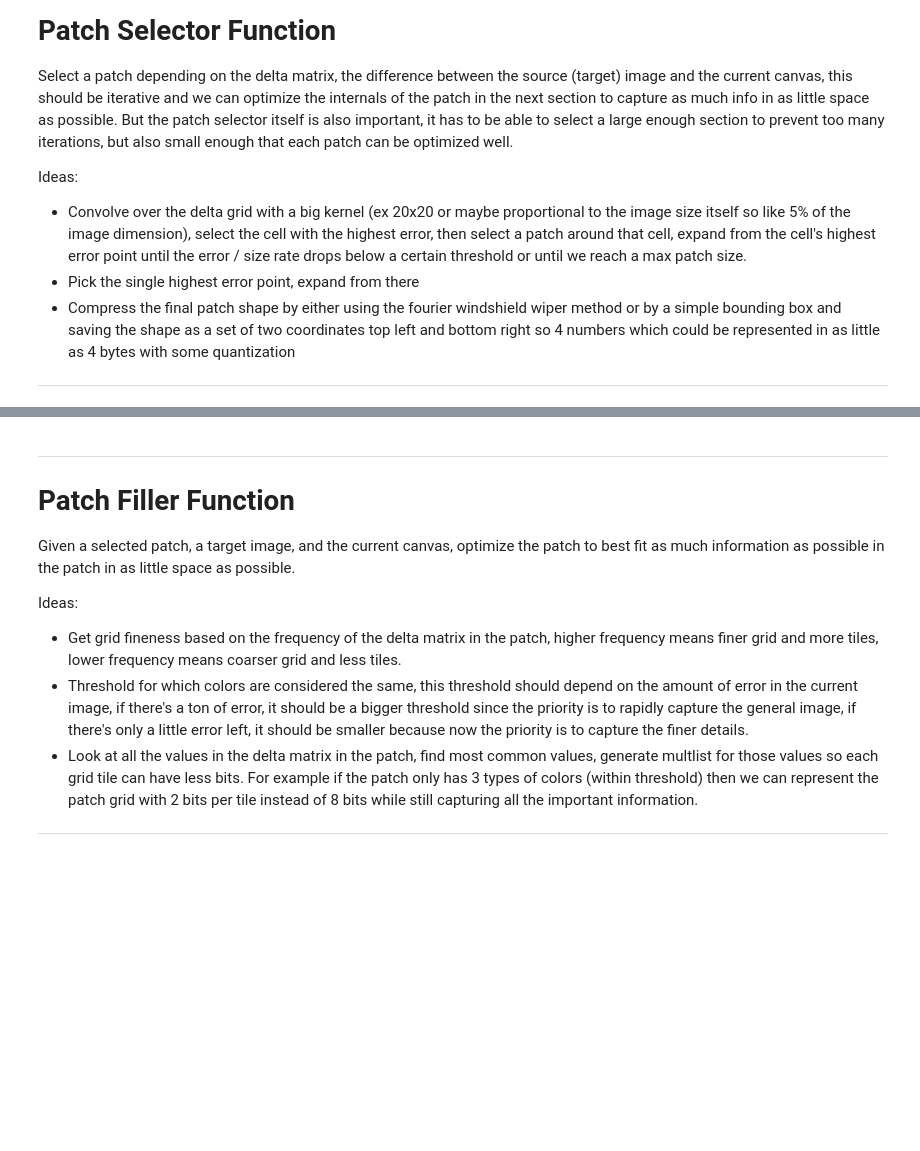
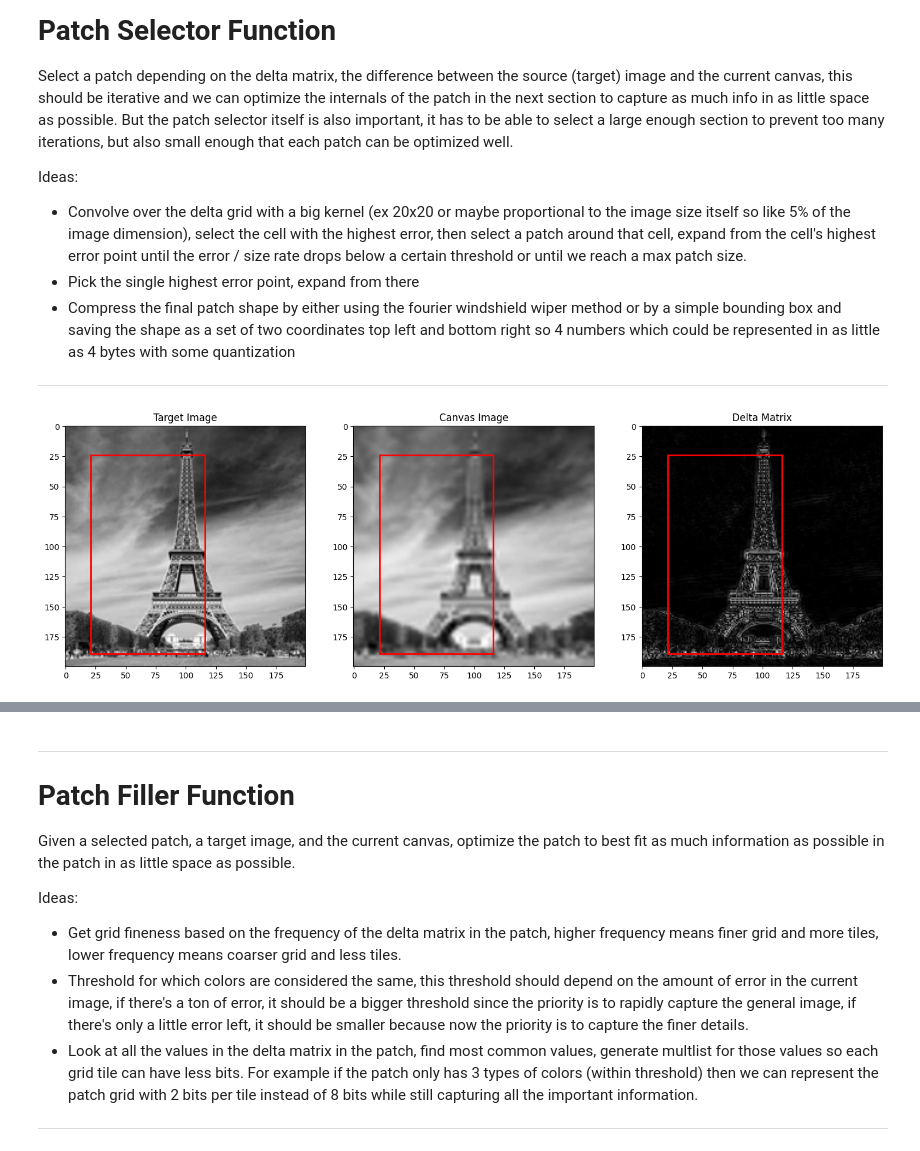
Before and after one commit to EgeEken/PBC, a Jupyter notebook: PBC3_DEV.ipynb, the cells around one changed output, grey strips where cells are left out. Cells and saved outputs as stored; diff of their text form; code cells hidden in the pictures; blank space fills up the shorter version.

```diff
--- a/PBC3_DEV.ipynb
+++ b/PBC3_DEV.ipynb
@@ -191,3 +201,48 @@ Ideas:
 - Compress the final patch shape by either using the fourier windshield wiper method or by a simple bounding box and saving the shape as a set of two coordinates top left and bottom right so 4 numbers which could be represented in as little as 4 bytes with some quantization
 
 ---
+# %%
+def select_patch_area(target, canvas, delta_downsample_factor=8, n=5):
+    # Returns a bounding box top left x1, y1 and bottom right x2, y2
+    # Containing the n highest valued cells in the delta matrix
+    canvas = np.array(canvas)
+    delta = delta_matrix(target, canvas)
+    downsampled_delta = resample_image(np.abs(delta), delta.shape[0] // delta_downsample_factor, delta.shape[1] // delta_downsample_factor, alg=RESAMPLE["nearest"])
+    flat_indices = np.argpartition(np.array(downsampled_delta).flatten(), -n)[-n:]
+    coordinates = np.array(np.unravel_index(flat_indices, downsampled_delta.size)).T
+    x1 = max(0, np.min(coordinates[:, 1]) * delta_downsample_factor)
+    y1 = max(0, np.min(coordinates[:, 0]) * delta_downsample_factor)
+    x2 = min(canvas.shape[1], (np.max(coordinates[:, 1]) + 1) * delta_downsample_factor)
+    y2 = min(canvas.shape[0], (np.max(coordinates[:, 0]) + 1) * delta_downsample_factor)
+    return x1, y1, x2, y2
+
+def show_patch_area(target, canvas, delta_downsample_factor=8, n=5):
+    x1, y1, x2, y2 = select_patch_area(target, canvas, delta_downsample_factor, n)
+    # show target, then canvas, then delta, with a red rectangle around the selected area in all of them
+    delta = delta_matrix(target, canvas)
+    plt.figure(figsize=(18, 6))
+    plt.subplot(1, 3, 1)
+    plt.imshow(target, cmap="gray")
+    plt.title("Target Image")
+    plt.gca().add_patch(plt.Rectangle((x1, y1), x2 - x1, y2 - y1, edgecolor='red', facecolor='none', linewidth=2))
+    plt.subplot(1, 3, 2)
+    plt.imshow(canvas, cmap="gray")
+    plt.title("Canvas Image")
+    plt.gca().add_patch(plt.Rectangle((x1, y1), x2 - x1, y2 - y1, edgecolor='red', facecolor='none', linewidth=2))
+    plt.subplot(1, 3, 3)
+    plt.imshow(np.abs(delta), cmap="gray")
+    plt.title("Delta Matrix")
+    plt.gca().add_patch(plt.Rectangle((x1, y1), x2 - x1, y2 - y1, edgecolor='red', facecolor='none', linewidth=2))
+    plt.show()
+
+def extract_patch(image, x1, y1, x2, y2):
+    return image[y1:y2, x1:x2]
+
+def replace_patch(canvas, patch, x1, y1, x2, y2):
+    new_canvas = np.array(canvas)
+    new_canvas[y1:y2, x1:x2] = patch
+    return Image.fromarray(new_canvas)
+# %%
+show_patch_area(test, downsample_layer(test, 3), delta_downsample_factor=1, n=5)
+# %% [output]
+[figure, added]
```
Also changed, not shown: parts of 16 cells of this notebook.
